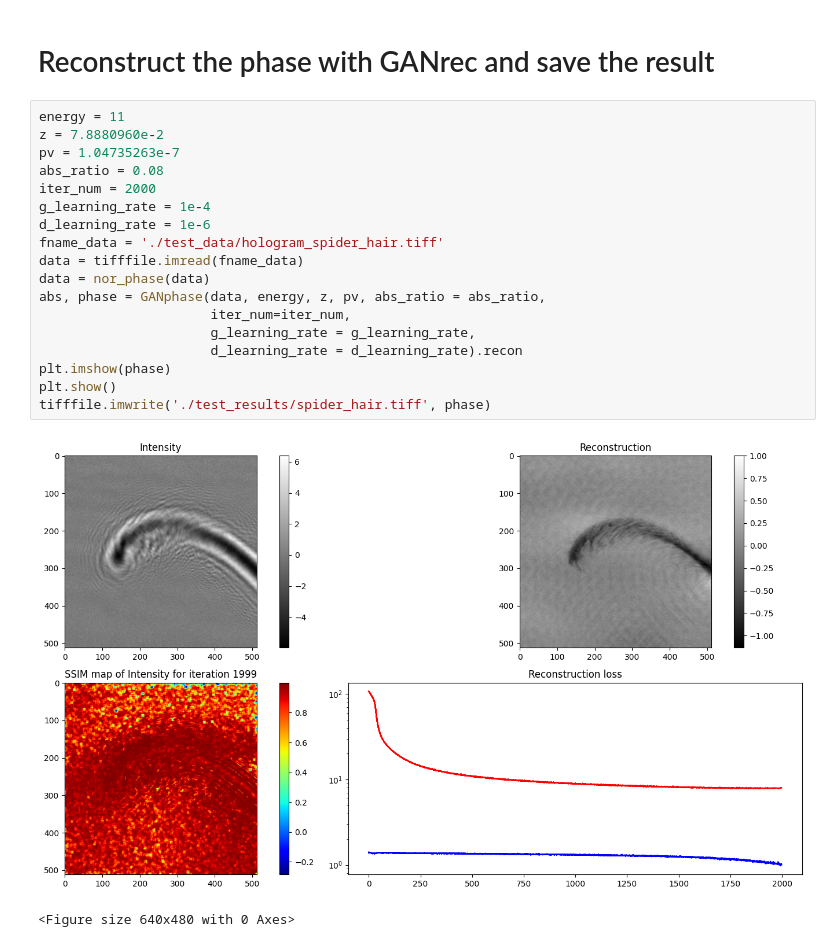
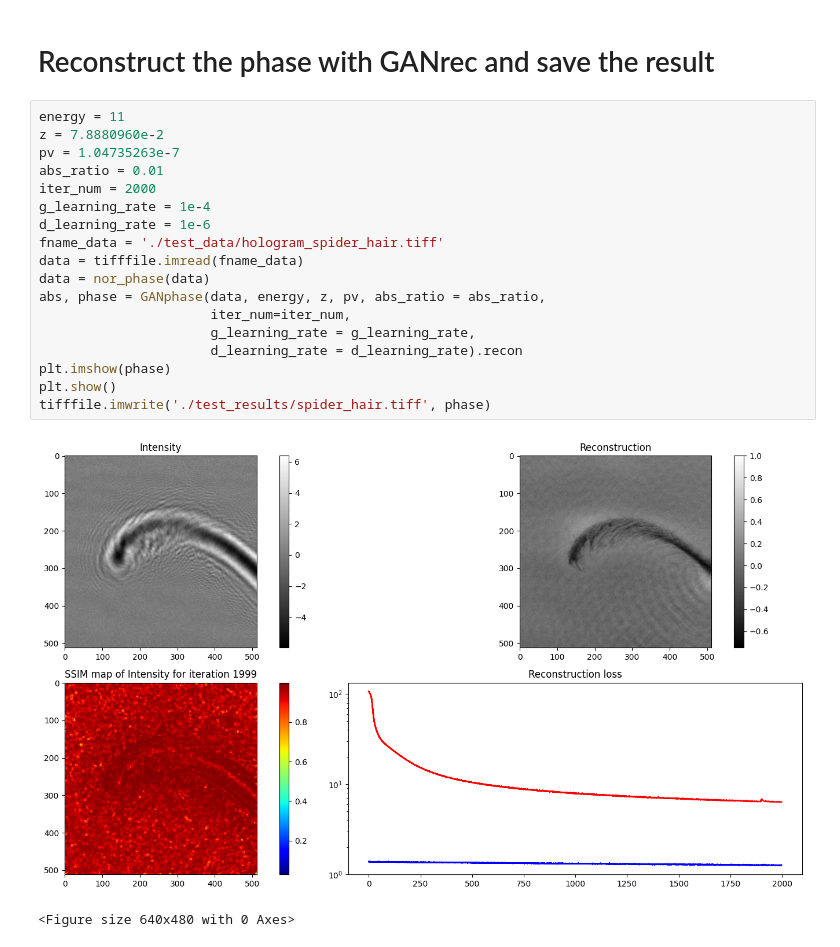
Before and after one commit to XYangXRay/selfphish, a Jupyter notebook: examples/holography_tf.ipynb, the cells around one changed output. Drawn from its saved outputs; the diff is of its cells as text.

```diff
--- a/examples/holography_tf.ipynb
+++ b/examples/holography_tf.ipynb
@@ -82,21 +64,21 @@ tifffile.imwrite('./test_results/phase_shepp.tiff', phase)
 # %%
 energy = 11
 z = 7.8880960e-2
 pv = 1.04735263e-7
-abs_ratio = 0.08
+abs_ratio = 0.01
 iter_num = 2000
 g_learning_rate = 1e-4
 d_learning_rate = 1e-6
 fname_data = './test_data/hologram_spider_hair.tiff'
 data = tifffile.imread(fname_data)
 data = nor_phase(data)
 abs, phase = GANphase(data, energy, z, pv, abs_ratio = abs_ratio,
                       iter_num=iter_num,
                       g_learning_rate = g_learning_rate,
                       d_learning_rate = d_learning_rate).recon
 plt.imshow(phase)
 plt.show()
 tifffile.imwrite('./test_results/spider_hair.tiff', phase)
 # %% [output]
-[figure, old version]
+[figure, new version]
 <Figure size 640x480 with 0 Axes>
```
Also changed, not shown: parts of 4 cells of this notebook, 10 other files.
